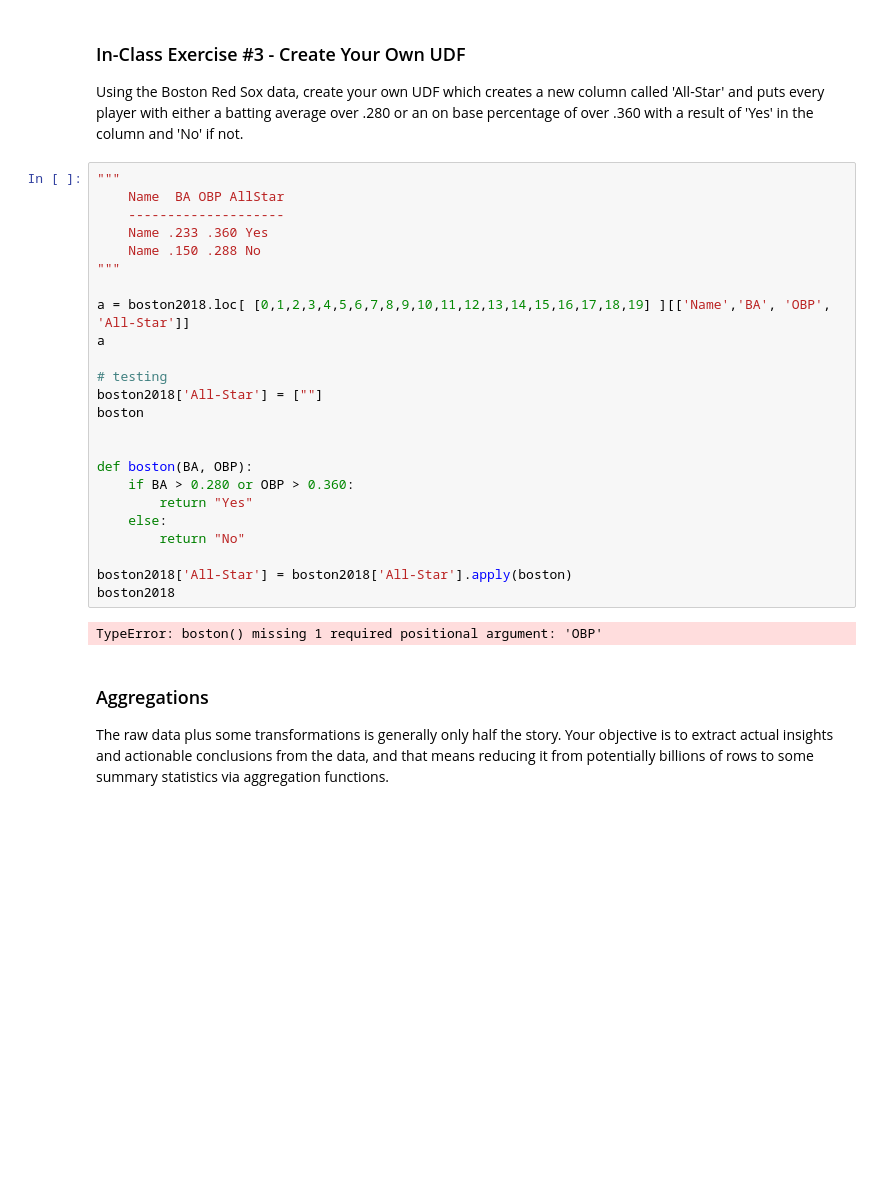
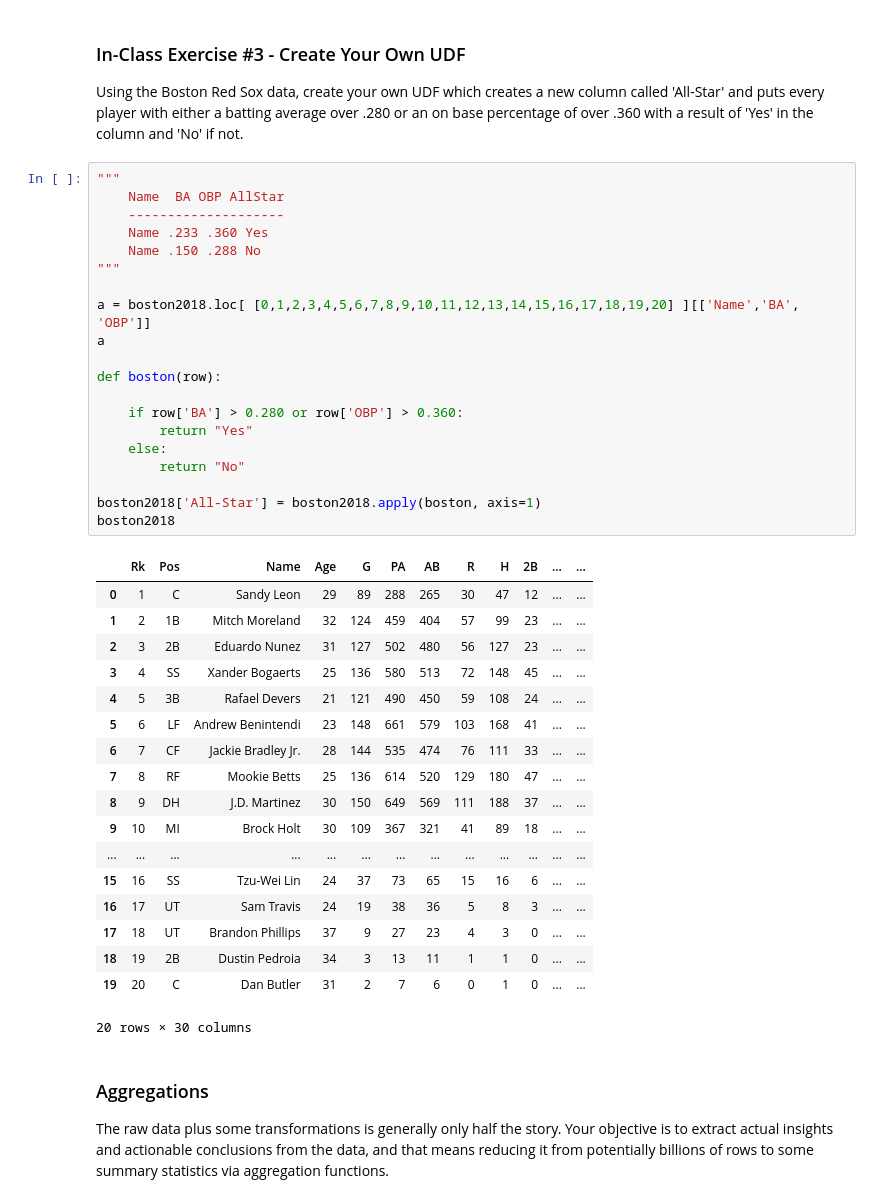
Before and after one commit to lonier4/data_science_day2hw, a Jupyter notebook: Data_Science_Day_2_Pandas-Lecture-NoExercises.ipynb, the cells around one changed output. Saved outputs shown, nothing was run; the diff lists cells and outputs as text; blank space fills up the shorter version.

```diff
--- a/Data_Science_Day_2_Pandas-Lecture-NoExercises.ipynb
+++ b/Data_Science_Day_2_Pandas-Lecture-NoExercises.ipynb
@@ -548,29 +466,42 @@ customers
 # %%
 """
     Name  BA OBP AllStar
     --------------------
     Name .233 .360 Yes
     Name .150 .288 No
 """
 
-a = boston2018.loc[ [0,1,2,3,4,5,6,7,8,9,10,11,12,13,14,15,16,17,18,19] ][['Name','BA', 'OBP', 'All-Star']]
+a = boston2018.loc[ [0,1,2,3,4,5,6,7,8,9,10,11,12,13,14,15,16,17,18,19,20] ][['Name','BA', 'OBP']]
 a
 
-# testing
-boston2018['All-Star'] = [""]
-boston
+def boston(row):
 
-
-def boston(BA, OBP):
-    if BA > 0.280 or OBP > 0.360:
+    if row['BA'] > 0.280 or row['OBP'] > 0.360:
         return "Yes"
     else:
         return "No"
 
-boston2018['All-Star'] = boston2018['All-Star'].apply(boston)
+boston2018['All-Star'] = boston2018.apply(boston, axis=1)
 boston2018
 # %% [output]
+|  | Rk | Pos | Name | Age | G | PA | AB | R | H | 2B | ... | ... |
+| 0 | 1 | C | Sandy Leon | 29 | 89 | 288 | 265 | 30 | 47 | 12 | ... | ... |
+| 1 | 2 | 1B | Mitch Moreland | 32 | 124 | 459 | 404 | 57 | 99 | 23 | ... | ... |
+| 2 | 3 | 2B | Eduardo Nunez | 31 | 127 | 502 | 480 | 56 | 127 | 23 | ... | ... |
+| 3 | 4 | SS | Xander Bogaerts | 25 | 136 | 580 | 513 | 72 | 148 | 45 | ... | ... |
+| 4 | 5 | 3B | Rafael Devers | 21 | 121 | 490 | 450 | 59 | 108 | 24 | ... | ... |
+| 5 | 6 | LF | Andrew Benintendi | 23 | 148 | 661 | 579 | 103 | 168 | 41 | ... | ... |
+| 6 | 7 | CF | Jackie Bradley Jr. | 28 | 144 | 535 | 474 | 76 | 111 | 33 | ... | ... |
+| 7 | 8 | RF | Mookie Betts | 25 | 136 | 614 | 520 | 129 | 180 | 47 | ... | ... |
+| 8 | 9 | DH | J.D. Martinez | 30 | 150 | 649 | 569 | 111 | 188 | 37 | ... | ... |
+| 9 | 10 | MI | Brock Holt | 30 | 109 | 367 | 321 | 41 | 89 | 18 | ... | ... |
+| ... | ... | ... | ... | ... | ... | ... | ... | ... | ... | ... | ... | ... |
+| 15 | 16 | SS | Tzu-Wei Lin | 24 | 37 | 73 | 65 | 15 | 16 | 6 | ... | ... |
+| 16 | 17 | UT | Sam Travis | 24 | 19 | 38 | 36 | 5 | 8 | 3 | ... | ... |
+| 17 | 18 | UT | Brandon Phillips | 37 | 9 | 27 | 23 | 4 | 3 | 0 | ... | ... |
+| 18 | 19 | 2B | Dustin Pedroia | 34 | 3 | 13 | 11 | 1 | 1 | 0 | ... | ... |
+| 19 | 20 | C | Dan Butler | 31 | 2 | 7 | 6 | 0 | 1 | 0 | ... | ... |
-TypeError: boston() missing 1 required positional argument: 'OBP'
+20 rows × 30 columns
 # %% [markdown]
 ### Aggregations <br>
 <p>The raw data plus some transformations is generally only half the story. Your objective is to extract actual insights and actionable conclusions from the data, and that means reducing it from potentially billions of rows to some summary statistics via aggregation functions.</p>
```
Also changed, not shown: parts of 33 cells of this notebook.
